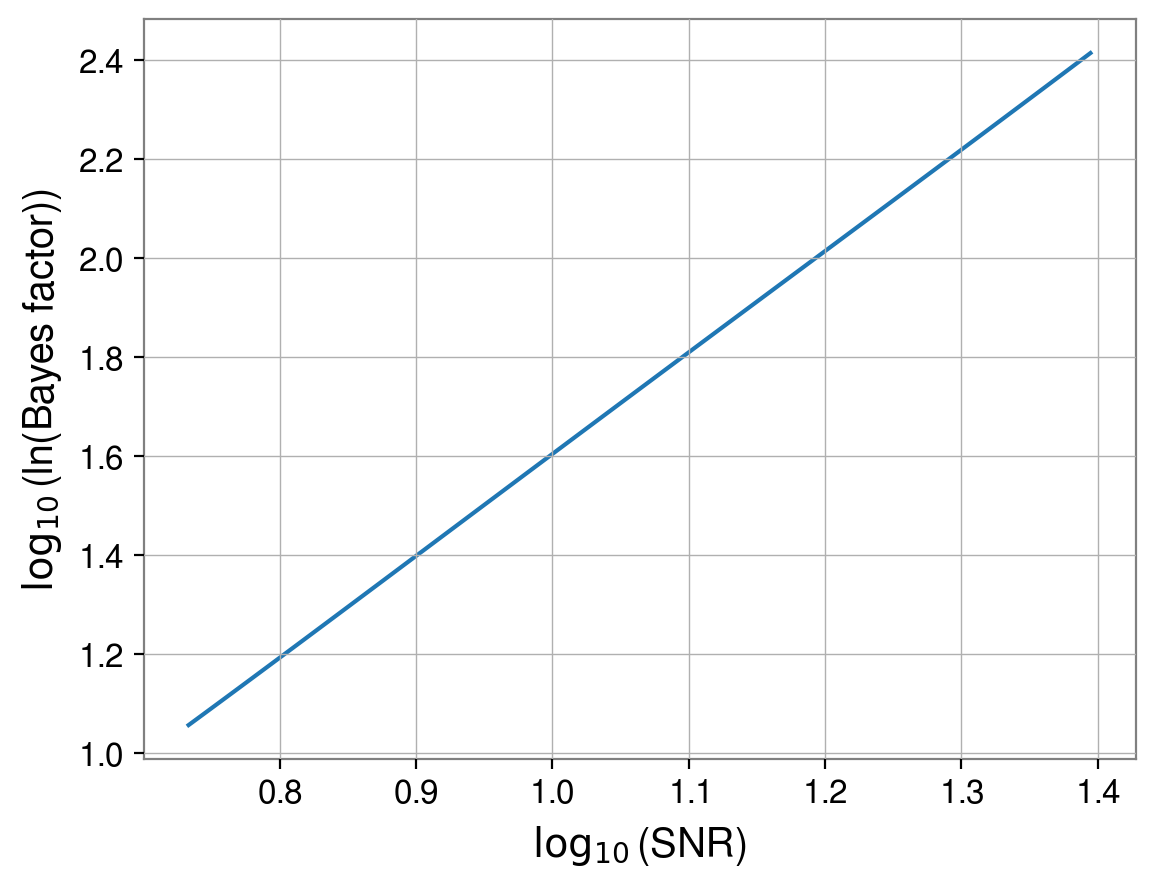
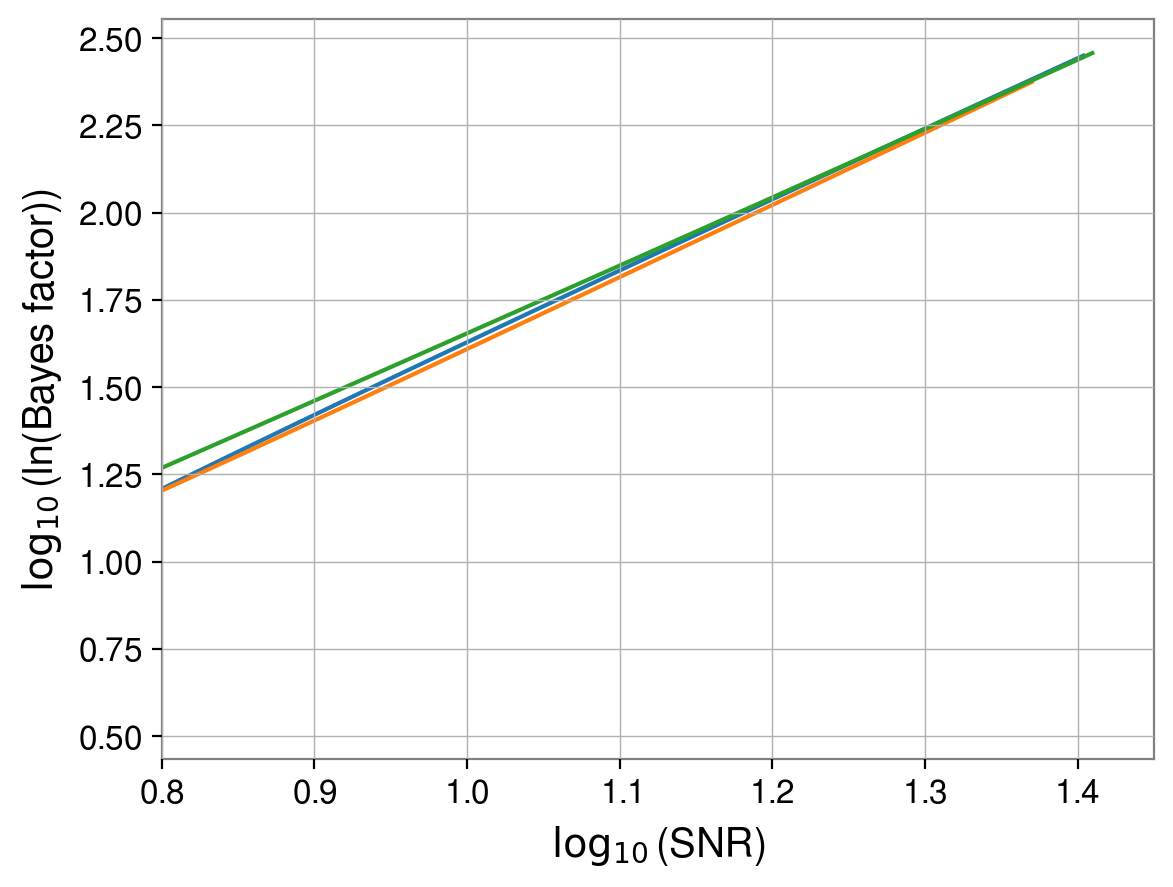
The notebook cell's code change between the first figure and the second:
--- before
+++ after
@@ -3,2 +3,3 @@
 pl.xlabel(r'$\log_{10}$(SNR)')
 pl.ylabel(r'$\log_{10}$(ln(Bayes factor))')
+pl.xlim(0.8, 1.45)

Commit: Working